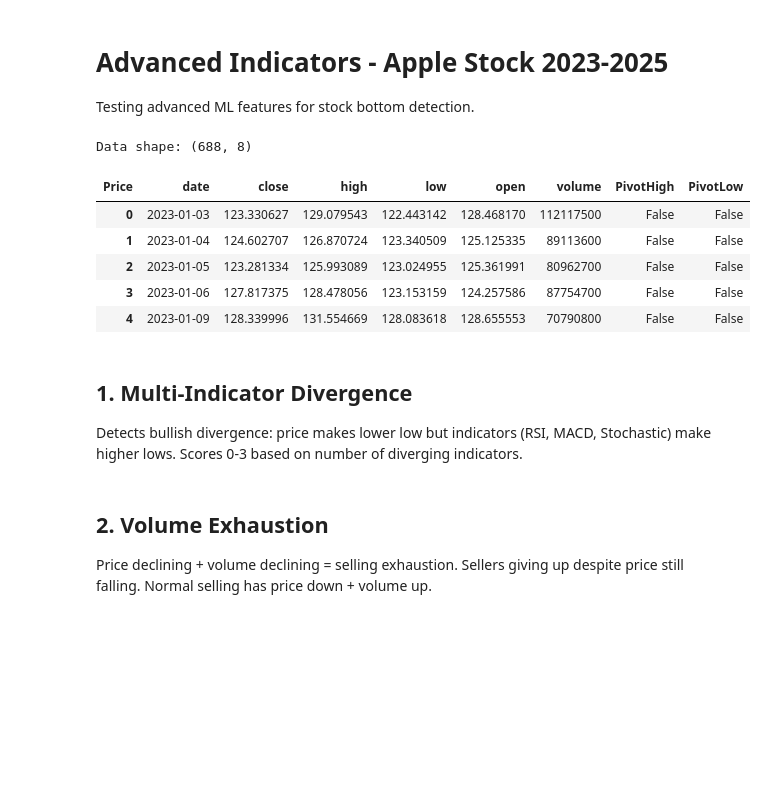
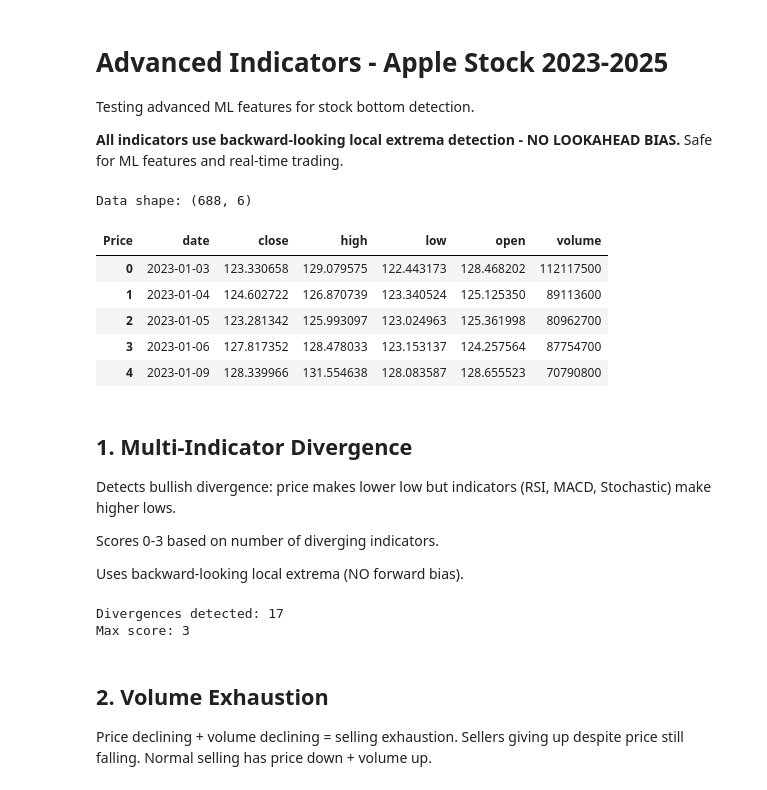
Before and after one commit to Dazarang/pquant_ultimate, a Jupyter notebook: indicators/notebooks/advanced.ipynb, the cells around one changed output. Saved outputs shown, nothing was run; the diff lists cells and outputs as text; code cells hidden in the pictures; blank space fills up the shorter version.

```diff
--- a/indicators/notebooks/advanced.ipynb
+++ b/indicators/notebooks/advanced.ipynb
@@ -2,6 +2,9 @@
 # Advanced Indicators - Apple Stock 2023-2025
 
 Testing advanced ML features for stock bottom detection.
+
+**All indicators use backward-looking local extrema detection - NO LOOKAHEAD BIAS.**
+Safe for ML features and real-time trading.
 # %%
 import yfinance as yf
 import pandas as pd
@@ -26,50 +28,57 @@ from indicators.pattern import find_pivots
 # %%
 # Fetch Apple data
 df = yf.download('AAPL', start='2023-01-01', end='2025-10-01', auto_adjust=True, progress=False)
 
-# Handle MultiIndex columns from yfinance (single ticker returns MultiIndex)
+# Handle MultiIndex columns from yfinance
 if df.columns.nlevels == 2:
     df.columns = df.columns.get_level_values(0)
 
 df.columns = df.columns.str.lower()
 df = df.reset_index()
 df.columns = df.columns.str.lower()
 
-# Add pivots (required by many advanced features)
-pivot_high, pivot_low = find_pivots(df, lb=8, rb=13)
-df['PivotHigh'] = pivot_high
-df['PivotLow'] = pivot_low
-
 print(f"Data shape: {df.shape}")
 df.head()
 # %% [output]
-Data shape: (688, 8)
+Data shape: (688, 6)
-| Price | date | close | high | low | open | volume | PivotHigh | PivotLow |
-| 0 | 2023-01-03 | 123.330627 | 129.079543 | 122.443142 | 128.468170 | 112117500 | False | False |
-| 1 | 2023-01-04 | 124.602707 | 126.870724 | 123.340509 | 125.125335 | 89113600 | False | False |
-| 2 | 2023-01-05 | 123.281334 | 125.993089 | 123.024955 | 125.361991 | 80962700 | False | False |
-| 3 | 2023-01-06 | 127.817375 | 128.478056 | 123.153159 | 124.257586 | 87754700 | False | False |
-| 4 | 2023-01-09 | 128.339996 | 131.554669 | 128.083618 | 128.655553 | 70790800 | False | False |
+| Price | date | close | high | low | open | volume |
+| 0 | 2023-01-03 | 123.330658 | 129.079575 | 122.443173 | 128.468202 | 112117500 |
+| 1 | 2023-01-04 | 124.602722 | 126.870739 | 123.340524 | 125.125350 | 89113600 |
+| 2 | 2023-01-05 | 123.281342 | 125.993097 | 123.024963 | 125.361998 | 80962700 |
+| 3 | 2023-01-06 | 127.817352 | 128.478033 | 123.153137 | 124.257564 | 87754700 |
+| 4 | 2023-01-09 | 128.339966 | 131.554638 | 128.083587 | 128.655523 | 70790800 |
 # %% [markdown]
 ## 1. Multi-Indicator Divergence
 
-Detects bullish divergence: price makes lower low but indicators (RSI, MACD, Stochastic) make higher lows. Scores 0-3 based on number of diverging indicators.
+Detects bullish divergence: price makes lower low but indicators (RSI, MACD, Stochastic) make higher lows.
+
+Scores 0-3 based on number of diverging indicators.
+
+Uses backward-looking local extrema (NO forward bias).
 # %%
-df = detect_multi_indicator_divergence(df)
+df = detect_multi_indicator_divergence(df, lookback_window=8)
 
 fig = make_subplots(rows=2, cols=1, shared_xaxes=True, vertical_spacing=0.05,
-                    subplot_titles=('Price with Pivot Lows', 'Multi-Indicator Divergence Score'))
+                    subplot_titles=('Price with Local Lows', 'Multi-Indicator Divergence Score'))
 
 fig.add_trace(go.Scatter(x=df['date'], y=df['close'], name='Close', line=dict(color='blue')), row=1, col=1)
-pivot_lows = df[df['PivotLow'] == 1]
-fig.add_trace(go.Scatter(x=pivot_lows['date'], y=pivot_lows['close'], mode='markers',
-                         name='Pivot Low', marker=dict(color='red', size=8)), row=1, col=1)
+
+# Show local lows (backward-looking)
+local_lows = df[df['LocalLow'] == 1]
+fig.add_trace(go.Scatter(x=local_lows['date'], y=local_lows['close'], mode='markers',
+                         name='Local Low', marker=dict(color='red', size=8)), row=1, col=1)
 
 fig.add_trace(go.Scatter(x=df['date'], y=df['multi_divergence_score'], name='Divergence Score',
                         fill='tozeroy', line=dict(color='green')), row=2, col=1)
 
-fig.update_layout(height=600, title_text="Multi-Indicator Divergence (0-3)")
+fig.update_layout(height=600, title_text="Multi-Indicator Divergence (Backward-Looking)")
 fig.show()
+
+print(f"Divergences detected: {(df['multi_divergence_score'] > 0).sum()}")
+print(f"Max score: {df['multi_divergence_score'].max()}")
+# %% [output]
+Divergences detected: 17
+Max score: 3
 # %% [markdown]
 ## 2. Volume Exhaustion
 
```
Also changed, not shown: parts of 6 cells of this notebook, 4 other files.
